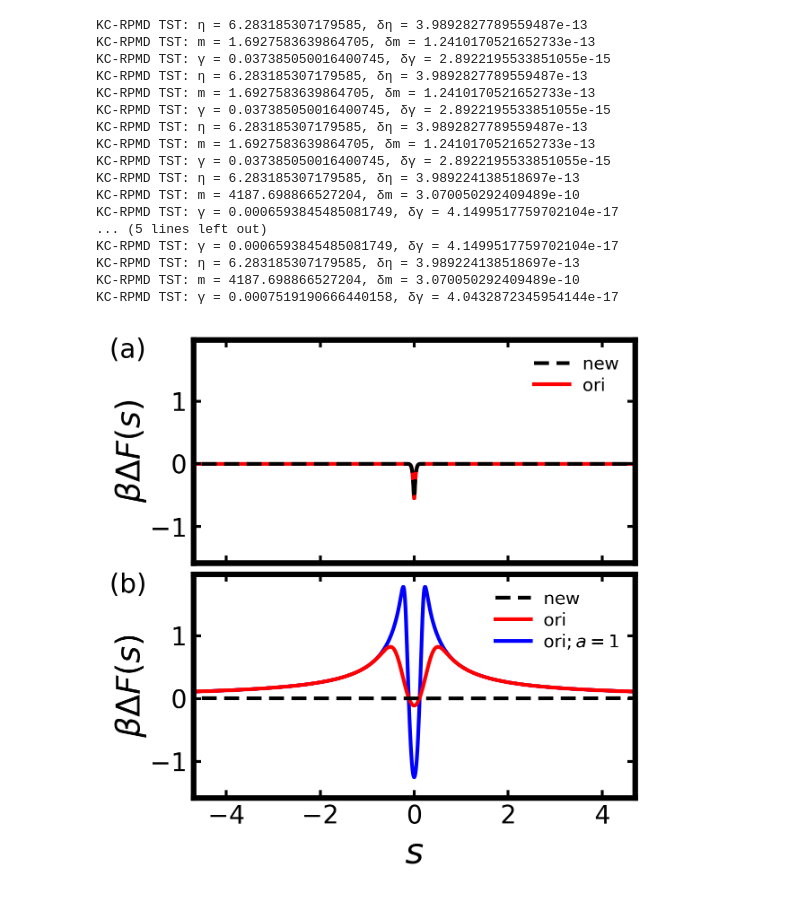
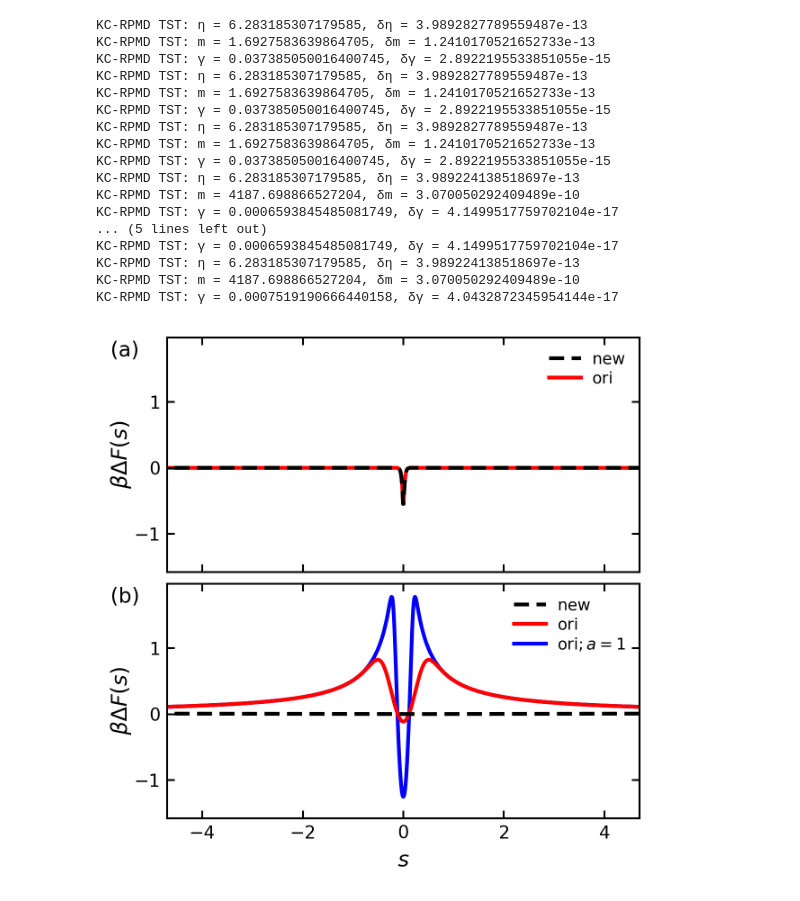
Before and after one commit to suarez-va/kcrpmd_calculations_2025, a Jupyter notebook: kcrpmd_figures/Figures.ipynb, the cells around one changed output. Saved outputs shown, nothing was run; the diff lists cells and outputs as text; code cells hidden in the pictures.

```diff
--- a/kcrpmd_figures/Figures.ipynb
+++ b/kcrpmd_figures/Figures.ipynb
@@ -35,22 +35,26 @@ plt.rcParams.update({
     'figure.facecolor': 'white',
     'figure.edgecolor': 'white',
     'lines.linewidth': 2,
-    'axes.linewidth': 3,
-    'axes.labelsize': 19,
-    'axes.titlesize': 19,
+    'axes.linewidth': 1.0,
+    'axes.labelsize': 11.5,
+    'axes.titlesize': 11.5,
     'xtick.direction': 'in',
     'xtick.top': True,
     'ytick.direction': 'in',
     'ytick.right': True,
-    'xtick.major.width': 1.5,
-    'ytick.major.width': 1.5,
+    'xtick.major.width': 1.0,
+    'ytick.major.width': 1.0,
     'xtick.major.size': 4,
     'ytick.major.size': 4,
-    'xtick.labelsize': 13.5,
-    'ytick.labelsize': 13.5,
-    'legend.fontsize': 11,
+    'xtick.labelsize': 9.5,
+    'ytick.labelsize': 9.5,
+    'legend.fontsize': 9.5,
     'legend.frameon': False,
 })
+
+# Shared axes margins, chosen to match the published figure style.
+ADJ_1P = dict(left=0.14, right=0.99, top=0.99, bottom=0.14)                 # 1200x900 single panel
+ADJ_2P = dict(left=0.115, right=0.99, top=0.99, bottom=0.10, hspace=0.05)   # 1200x1200 stacked pair
 
 def add_hbar(ax, pi, pf, label, tick_size=0.1, label_offset=0.1, linewidth=1.5, fontsize=10):
     """
@@ -229,47 +232,47 @@ oldFsa1_high = oldkcrpmda1_tst_high.FKCs(s_ar)[0]
 
 # Final plots show thermally weighted free energy difference between KC-RPMD and the ground adiabat potential
 fig, (ax1, ax2) = plt.subplots(nrows=2, ncols=1, figsize=(4.0, 4.0), sharex=True, sharey=False, dpi=300)
-ax1.text(-0.19, 0.92, "(a)", transform=ax1.transAxes, fontsize=14)
-ax2.text(-0.19, 0.92, "(b)", transform=ax2.transAxes, fontsize=14)
+ax1.text(-0.12, 0.92, "(a)", transform=ax1.transAxes, fontsize=11)
+ax2.text(-0.12, 0.92, "(b)", transform=ax2.transAxes, fontsize=11)
 ax1.plot(s_ar, beta * (newFs_low - Fgs_low), color='k', label='$\mathrm{new}$', dashes=[4, 2], zorder=2)
 ax1.plot(s_ar, beta * (oldFs_low - Fgs_low), color='r', label='$\mathrm{ori}$', zorder=1)
 ax2.plot(s_ar, beta * (newFs_high - Fgs_high), color='k', label='$\mathrm{new}$', dashes=[4, 2], zorder=3)
 ax2.plot(s_ar, beta * (oldFs_high - Fgs_high), color='r', label=r'$\mathrm{ori}$', zorder=2)
 ax2.plot(s_ar, beta * (oldFsa1_high - Fgs_high), color='b', label=r'$\mathrm{ori};a=1$', zorder=1)
 ax1.set_xlim(-4.7,4.7)
 ax1.set_ylim(-1.58, 1.98)
 ax2.set_ylim(-1.58, 1.98)
 ax1.set_yticks([-1, 0, 1])
 ax2.set_xticks([-4, -2, 0, 2, 4])
 ax2.set_yticks([-1, 0, 1])
 ax2.set_xlabel(r"$s$")
-ax1.set_ylabel(r"$\beta\Delta F(s)$", labelpad=1, fontsize = 17.5)
-ax2.set_ylabel(r"$\beta\Delta F(s)$", labelpad=1, fontsize = 17.5)
-ax1.legend(fontsize=9.5, loc='upper right', handletextpad=0.7, labelspacing=0.25)
-ax2.legend(fontsize=9.5, loc='upper right', handletextpad=0.7, labelspacing=0.25)
+ax1.set_ylabel(r"$\beta\Delta F(s)$", labelpad=1, fontsize = 11.5)
+ax2.set_ylabel(r"$\beta\Delta F(s)$", labelpad=1, fontsize = 11.5)
+ax1.legend(fontsize=8.5, loc='upper right', handletextpad=0.7, labelspacing=0.25)
+ax2.legend(fontsize=8.5, loc='upper right', handletextpad=0.7, labelspacing=0.25)
 
-plt.subplots_adjust(hspace=0.05, left=0.16, right=0.98, top=0.98, bottom=0.13)
+plt.subplots_adjust(**ADJ_2P)
 plt.savefig('fig2.png')
 plt.show()
 # %% [output]
 KC-RPMD TST: η = 6.283185307179585, δη = 3.9892827789559487e-13
 KC-RPMD TST: m = 1.6927583639864705, δm = 1.2410170521652733e-13
 KC-RPMD TST: γ = 0.037385050016400745, δγ = 2.8922195533851055e-15
 KC-RPMD TST: η = 6.283185307179585, δη = 3.9892827789559487e-13
 KC-RPMD TST: m = 1.6927583639864705, δm = 1.2410170521652733e-13
 KC-RPMD TST: γ = 0.037385050016400745, δγ = 2.8922195533851055e-15
 KC-RPMD TST: η = 6.283185307179585, δη = 3.9892827789559487e-13
 KC-RPMD TST: m = 1.6927583639864705, δm = 1.2410170521652733e-13
 KC-RPMD TST: γ = 0.037385050016400745, δγ = 2.8922195533851055e-15
 KC-RPMD TST: η = 6.283185307179585, δη = 3.989224138518697e-13
 KC-RPMD TST: m = 4187.698866527204, δm = 3.070050292409489e-10
 KC-RPMD TST: γ = 0.0006593845485081749, δγ = 4.1499517759702104e-17
 ... (5 lines left out)
 KC-RPMD TST: γ = 0.0006593845485081749, δγ = 4.1499517759702104e-17
 KC-RPMD TST: η = 6.283185307179585, δη = 3.989224138518697e-13
 KC-RPMD TST: m = 4187.698866527204, δm = 3.070050292409489e-10
 KC-RPMD TST: γ = 0.0007519190666440158, δγ = 4.0432872345954144e-17
-[figure, old version]
+[figure, new version]
 # %%
 ########################
 ####### FIGURE 3 #######
```
Also changed, not shown: parts of 8 cells of this notebook, 9 other files.
